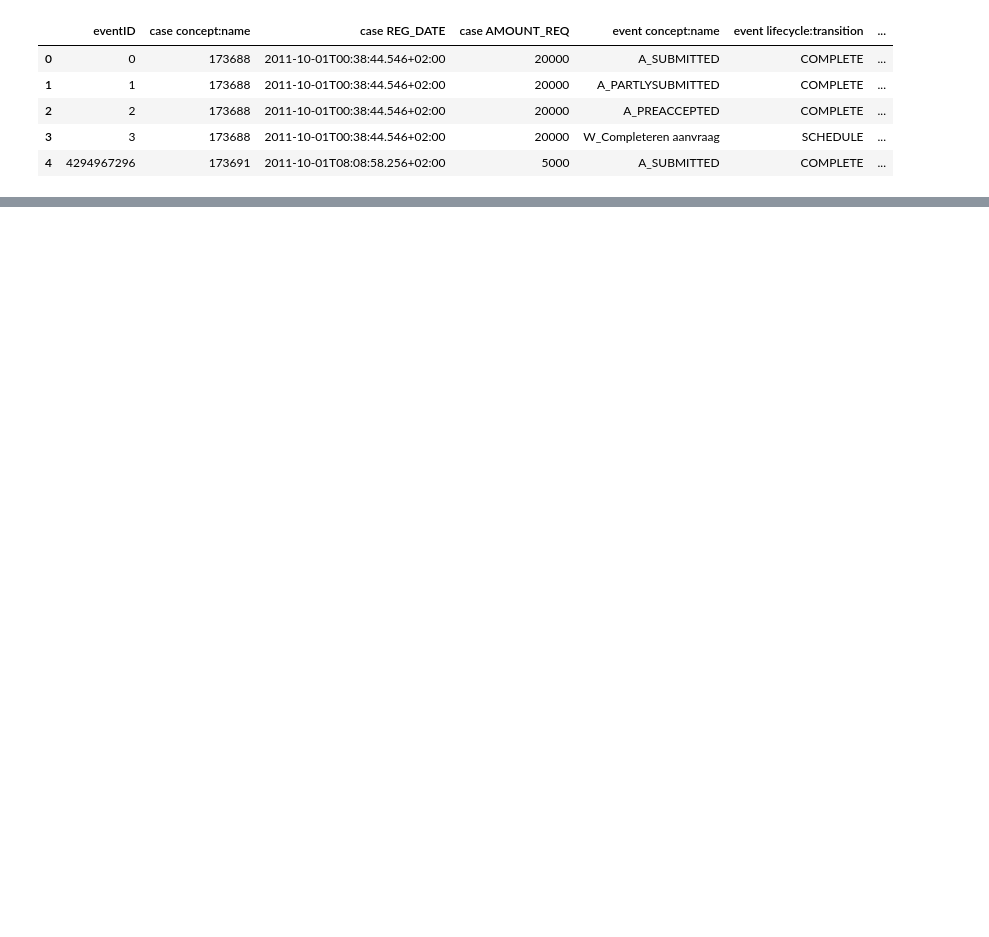
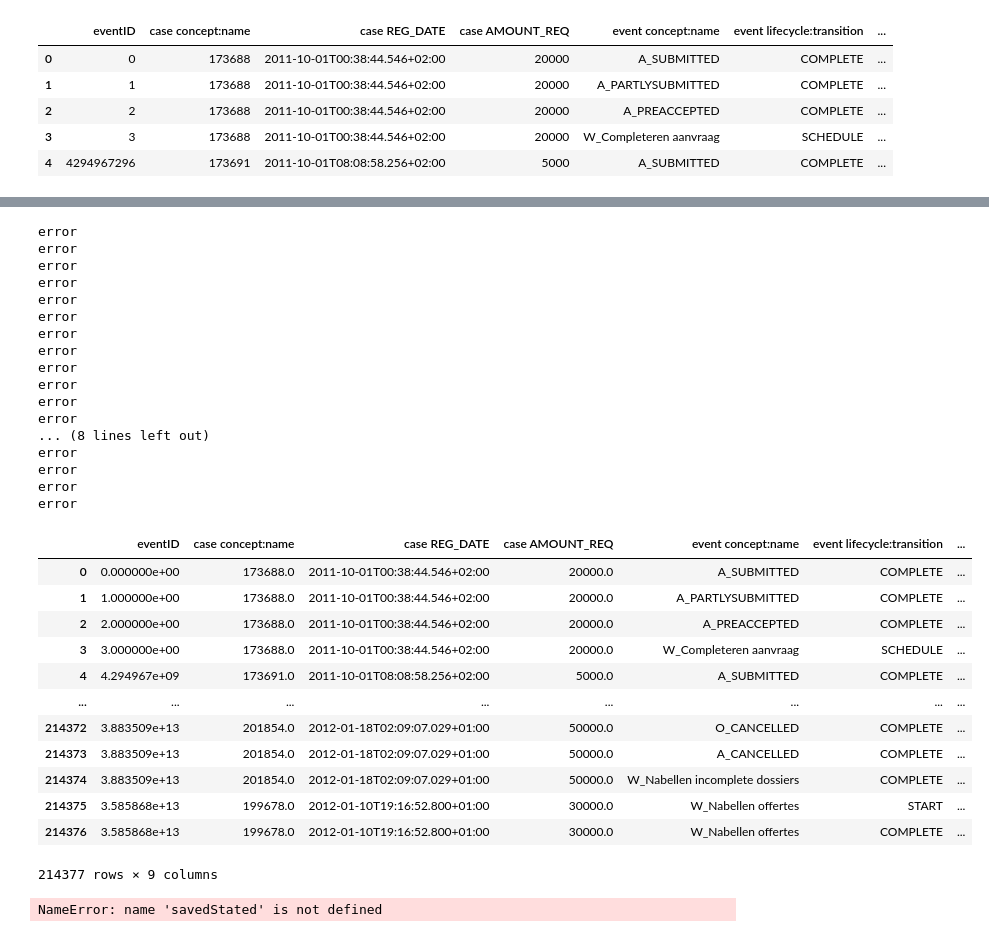
Before and after one commit to Cappa1/ProcessMining, a Jupyter notebook: Naive next Event.ipynb, the cells around one changed output, grey strips where cells are left out. Drawn from its saved outputs; the diff is of its cells as text; code cells hidden in the pictures; blank space fills up the shorter version.

```diff
--- a/Naive next Event.ipynb
+++ b/Naive next Event.ipynb
@@ -13,7 +13,7 @@ cNew = 'next event'
 cPred = 'predicted next event'
 
 df_train[cPred] = np.nan
-df_train[cNew] = df_train[cEvent].shift(-1)
+df_train[cNew] = np.nan
 df_train.tail()
 # %% [output]
 |  | eventID | case concept:name | case REG_DATE | case AMOUNT_REQ | event concept:name | event lifecycle:transition | ... |
@@ -81,3 +76,7 @@ df_train.head()
 | 2 | 2 | 173688 | 2011-10-01T00:38:44.546+02:00 | 20000 | A_PREACCEPTED | COMPLETE | ... |
 | 3 | 3 | 173688 | 2011-10-01T00:38:44.546+02:00 | 20000 | W_Completeren aanvraag | SCHEDULE | ... |
 | 4 | 4294967296 | 173691 | 2011-10-01T08:08:58.256+02:00 | 5000 | A_SUBMITTED | COMPLETE | ... |
+# %%
+traceEvents = df_train[df_train.columns[1]].unique().tolist()
+
+traceEvents
@@ -83,0 +147,16 @@ df_train.head()
+# %%
+#### BROKEN FUNCTION ####
+
+def predNextEvent(df, num, trclst, evntlst, name, prd):
+    '''Predicts the next event, based on the mode of next events happening in the trace'''
+    for i in range(len(trclst)):
+        trace = df[df[df.columns[num]] == trclst[i]].copy()
+        for z in range(len(evntlst)):
+            try:
+                trace[prd] = trace[trace.columns[name] == evntlst[z]].mode()[0]    # the [0] makes sure only one prediction is assigned when the mode has more than 1 answer
+                df.update(trace)
+            except:
+                print('error')
+                pass
+
+        return df
@@ -83,0 +167,37 @@ df_train.head()
+# %%
+predNextEvent(savedState, 1, traceEvents, lstEvents, 4, cPred)
+# %% [output]
+error
+error
+error
+error
+error
+error
+error
+error
+error
+error
+error
+error
+... (8 lines left out)
+error
+error
+error
+error
+|  | eventID | case concept:name | case REG_DATE | case AMOUNT_REQ | event concept:name | event lifecycle:transition | ... |
+| 0 | 0.000000e+00 | 173688.0 | 2011-10-01T00:38:44.546+02:00 | 20000.0 | A_SUBMITTED | COMPLETE | ... |
+| 1 | 1.000000e+00 | 173688.0 | 2011-10-01T00:38:44.546+02:00 | 20000.0 | A_PARTLYSUBMITTED | COMPLETE | ... |
+| 2 | 2.000000e+00 | 173688.0 | 2011-10-01T00:38:44.546+02:00 | 20000.0 | A_PREACCEPTED | COMPLETE | ... |
+| 3 | 3.000000e+00 | 173688.0 | 2011-10-01T00:38:44.546+02:00 | 20000.0 | W_Completeren aanvraag | SCHEDULE | ... |
+| 4 | 4.294967e+09 | 173691.0 | 2011-10-01T08:08:58.256+02:00 | 5000.0 | A_SUBMITTED | COMPLETE | ... |
+| ... | ... | ... | ... | ... | ... | ... | ... |
+| 214372 | 3.883509e+13 | 201854.0 | 2012-01-18T02:09:07.029+01:00 | 50000.0 | O_CANCELLED | COMPLETE | ... |
+| 214373 | 3.883509e+13 | 201854.0 | 2012-01-18T02:09:07.029+01:00 | 50000.0 | A_CANCELLED | COMPLETE | ... |
+| 214374 | 3.883509e+13 | 201854.0 | 2012-01-18T02:09:07.029+01:00 | 50000.0 | W_Nabellen incomplete dossiers | COMPLETE | ... |
+| 214375 | 3.585868e+13 | 199678.0 | 2012-01-10T19:16:52.800+01:00 | 30000.0 | W_Nabellen offertes | START | ... |
+| 214376 | 3.585868e+13 | 199678.0 | 2012-01-10T19:16:52.800+01:00 | 30000.0 | W_Nabellen offertes | COMPLETE | ... |
+214377 rows × 9 columns
+# %%
+savedStated
+# %% [output]
+NameError: name 'savedStated' is not defined
```
Also changed, not shown: parts of 22 cells of this notebook.
